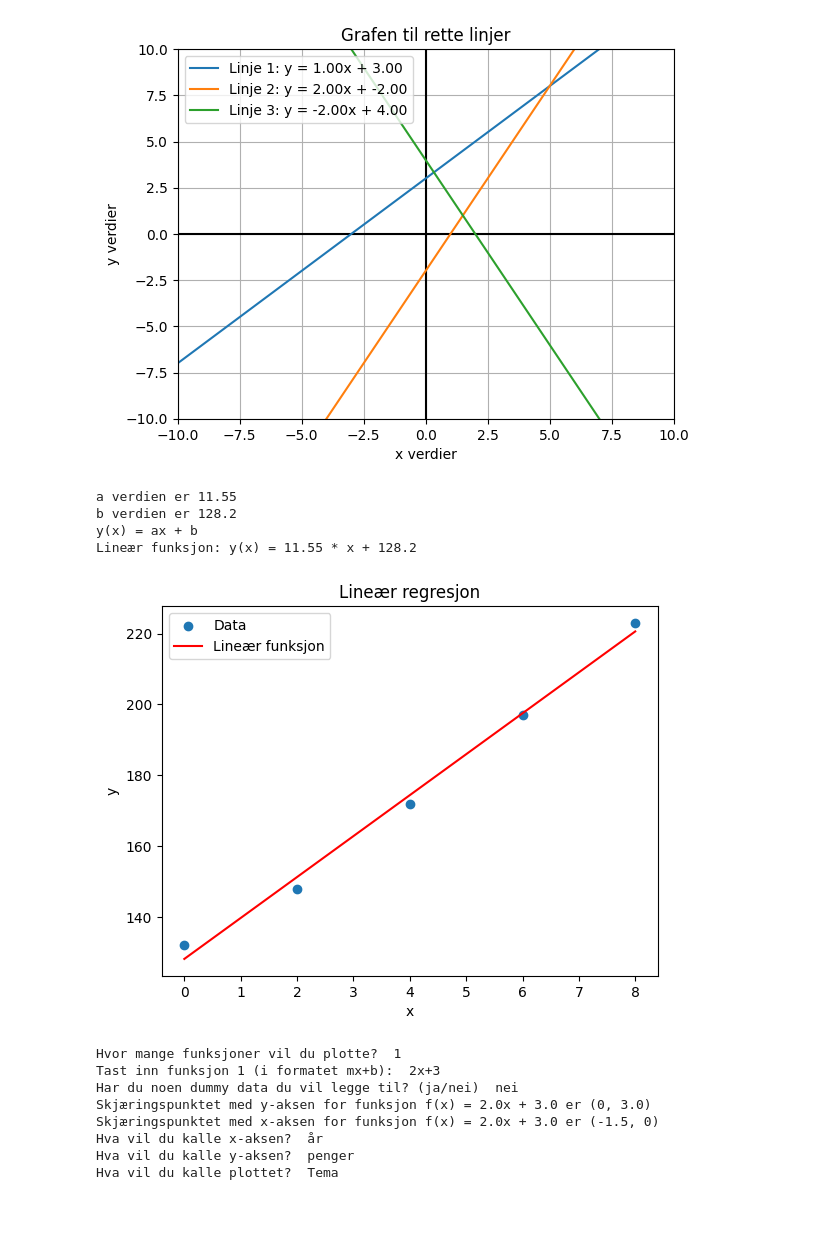
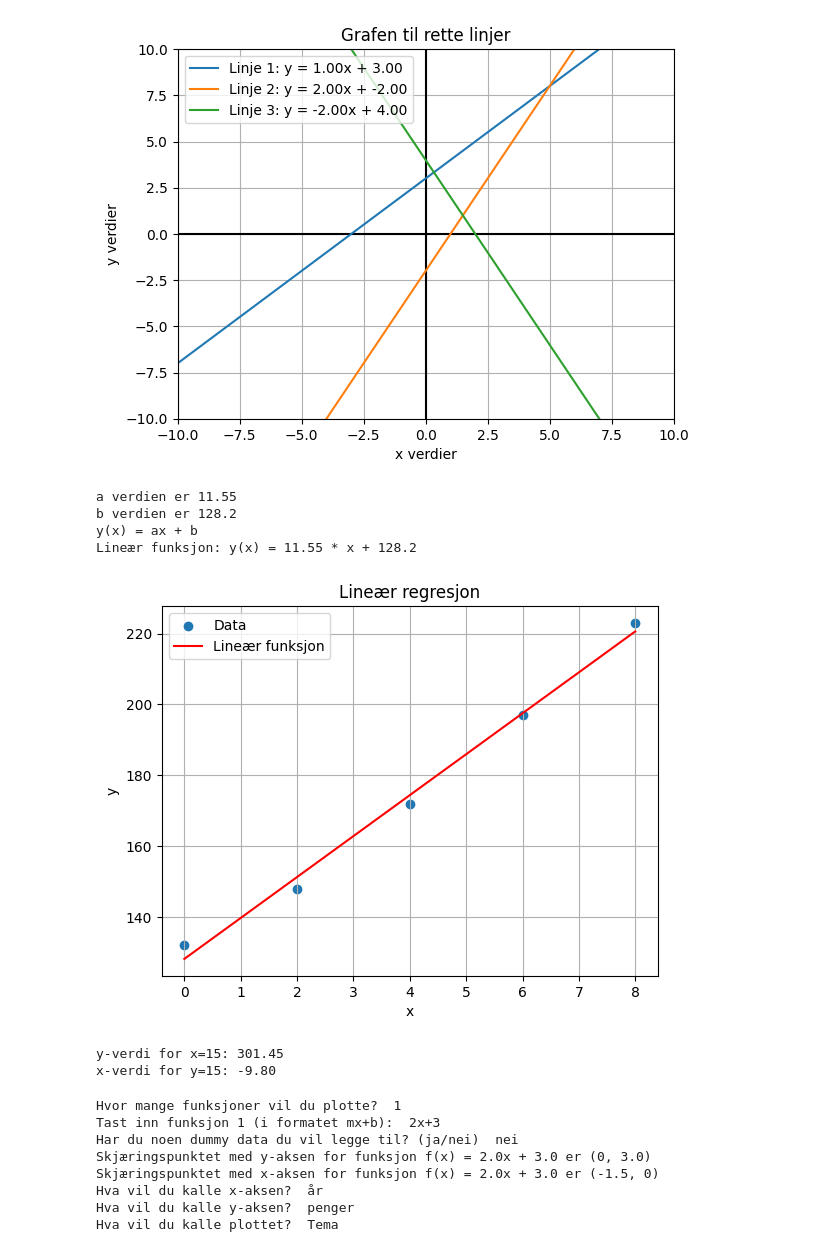
Before and after one commit to hanska91/Matematikk-2P-Y, a Jupyter notebook: Matematikkboka 2P-Y + Litt annet.ipynb, the cells around one changed output. Cells and saved outputs as stored; diff of their text form; code cells hidden in the pictures; blank space fills up the shorter version.

```diff
--- a/Matematikkboka 2P-Y + Litt annet.ipynb
+++ b/Matematikkboka 2P-Y + Litt annet.ipynb
@@ -2335,34 +2370,37 @@ def linear_func(x, a, b):
 # Skriv ut lineær funksjon
 print ("y(x) = ax + b")
 print("Lineær funksjon: y(x) = {:.2f} * x + {:.1f}".format(a, b))
 
 # Plot datasettet og lineær funksjon
 plt.scatter(x, y, label='Data')
 plt.plot(x, linear_func(x, a, b), label='Lineær funksjon',color ="r")
 plt.xlabel('x')            # Navn på x-aksen
 plt.ylabel('y')            # Navn på y-aksen
+plt.grid(True)
 plt.legend()
 
 # legg til en overskrift
 plt.title("Lineær regresjon")
 
 plt.show()
 
 # Finn y-verdien når x = ...
 x_val = 15
 y_val = b + (a*x_val)
 print(f"y-verdi for x={x_val}: {y_val:.2f}")
 
 # Finn x-verdien når y = …
 y_val = 15
 x_val = (y_val - b)/a
 print(f"x-verdi for y={y_val}: {x_val:.2f}")
 # %% [output]
 a verdien er 11.55
 b verdien er 128.2
 y(x) = ax + b
 Lineær funksjon: y(x) = 11.55 * x + 128.2
-[figure, old version]
+[figure, new version]
+y-verdi for x=15: 301.45
+x-verdi for y=15: -9.80
 # %%
 #Graftegning (Rette linjer) ved hjelp av Python og skjæringspunkter
 import matplotlib.pyplot as plt
```
Also changed, not shown: parts of 20 cells of this notebook.
